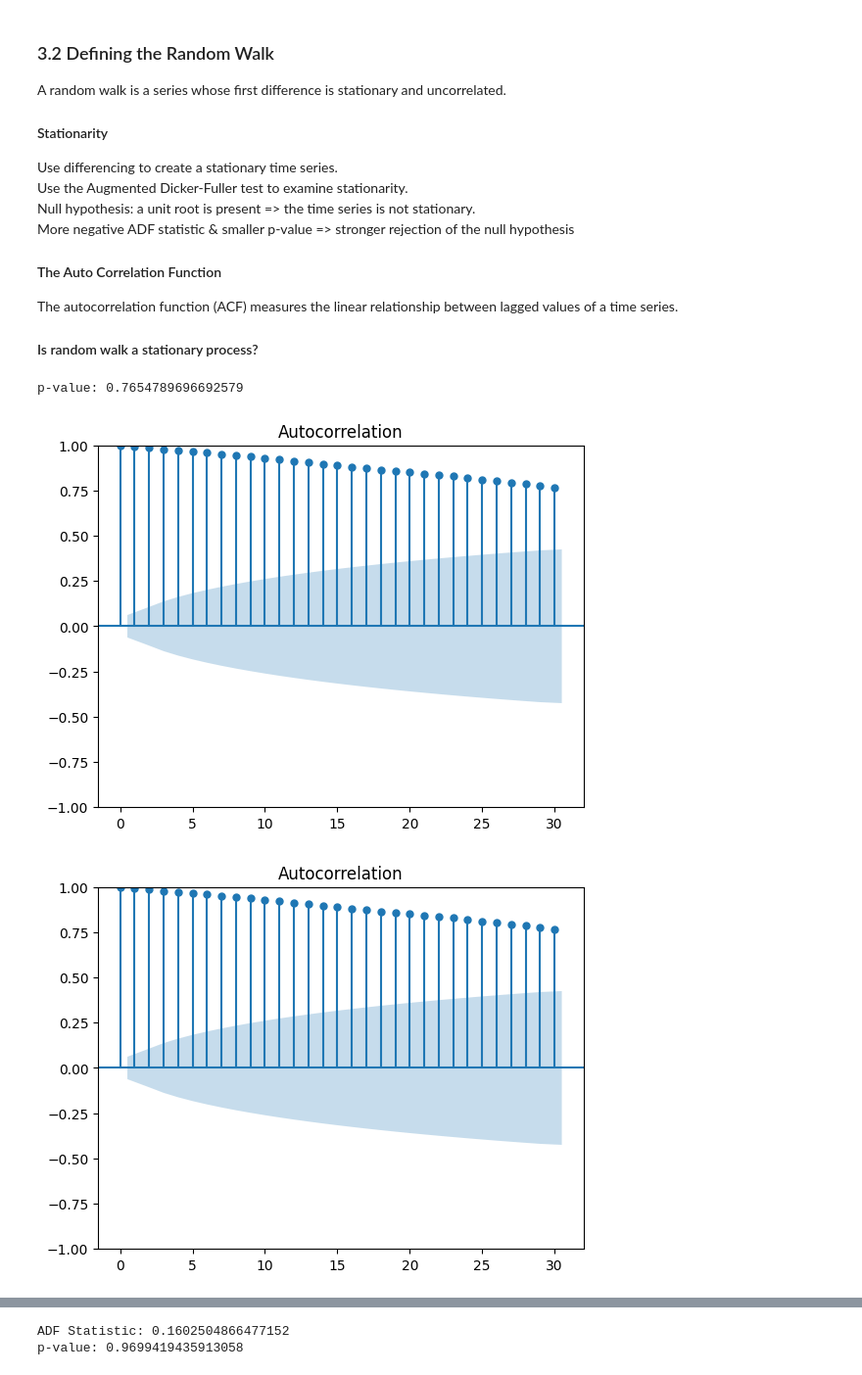
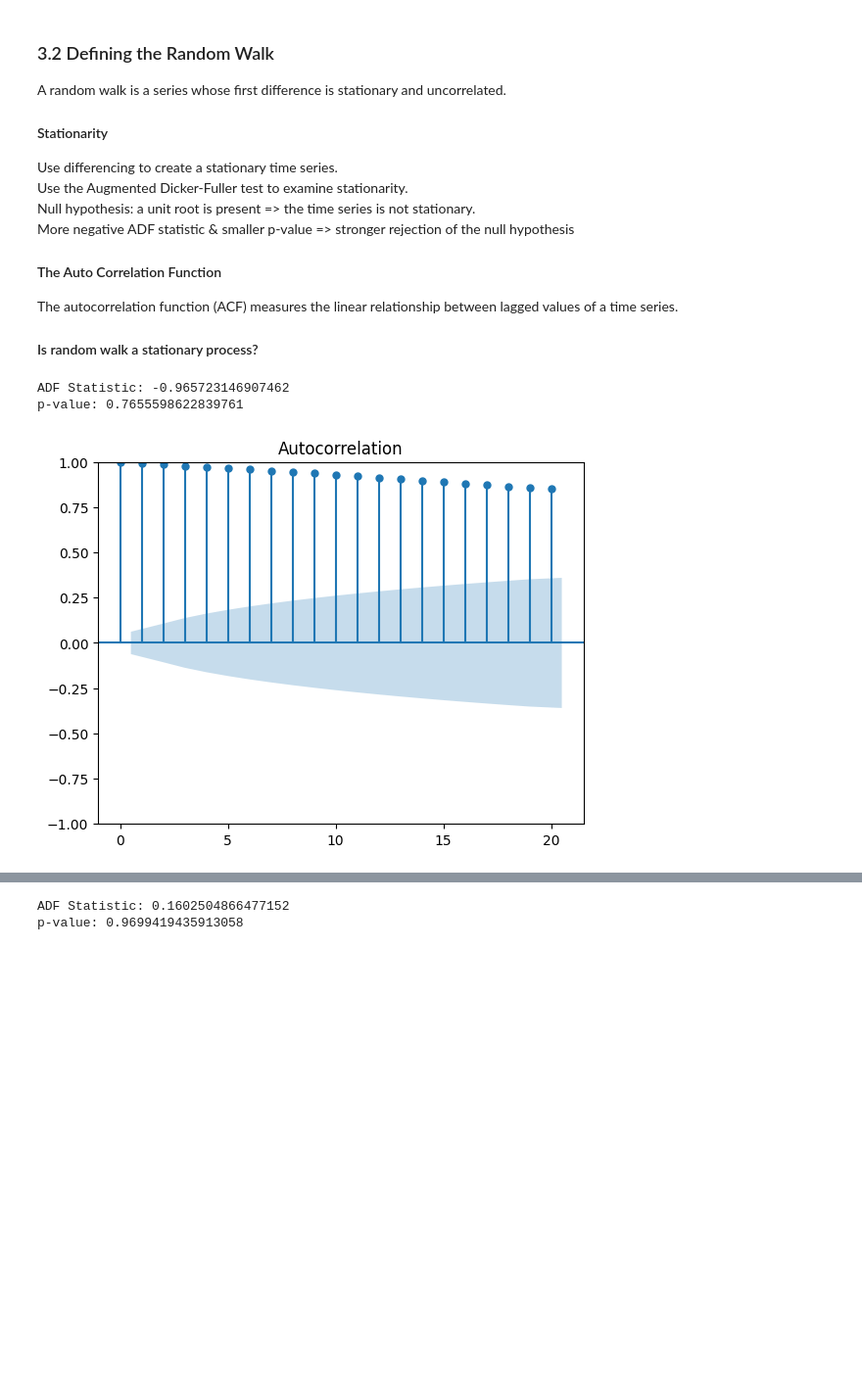
Before and after one commit to Xupeiyi/Time-Series-Forcasting-In-Python, a Jupyter notebook: ch3.ipynb, the cells around one changed output, grey strips where cells are left out. Shown: that part at 98% size. Saved outputs shown, nothing was run; the diff lists cells and outputs as text; code cells hidden in the pictures; blank space fills up the shorter version.

```diff
--- a/ch3.ipynb
+++ b/ch3.ipynb
@@ -45,13 +45,16 @@ The autocorrelation function (ACF) measures the linear relationship between lagg
 #### Is random walk a stationary process?
 # %%
 # p-value > 0.05, cannot reject the null hypothesis that it's not stationary.
-result = adfuller(random_walk)
-print(f'p-value: {result[1]}')
+adf_statistic, p_value, *_ = adfuller(random_walk)
+print(f'ADF Statistic: {adf_statistic}')
+print(f'p-value: {p_value}')
 # %% [output]
-p-value: 0.7654789696692579
+ADF Statistic: -0.965723146907462
+p-value: 0.7655598622839761
-# %%
-plot_acf(random_walk)
-# %% [output]
-[figure, removed]
-[figure, removed]
+# %%
+# the shaded area is the confidence interval.
+# a point in the shaded area is not significantly different from zero
+fig = plot_acf(random_walk, lags=20)
+# %% [output]
+[figure, added]
 # %%
```
Also changed, not shown: parts of 9 cells of this notebook.
